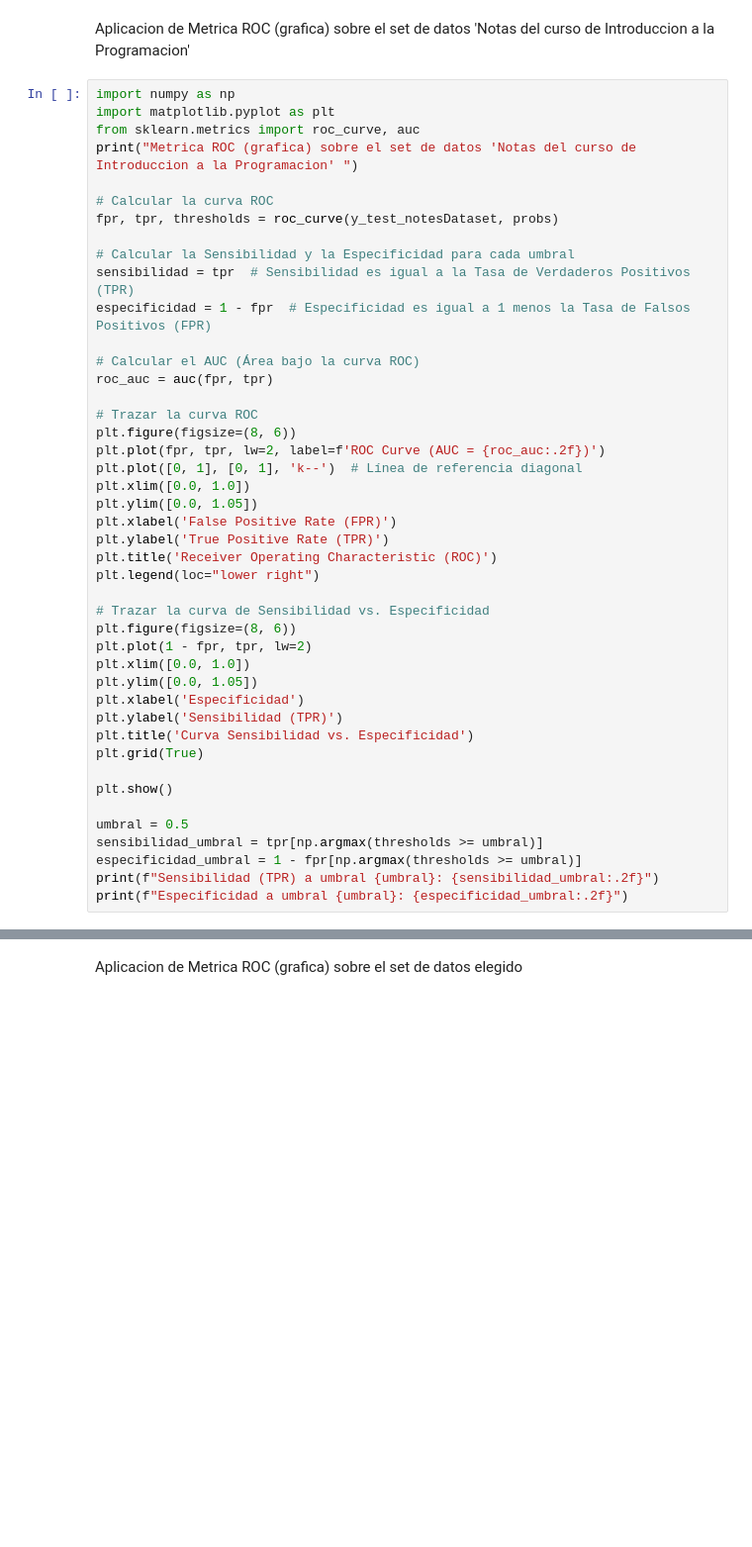
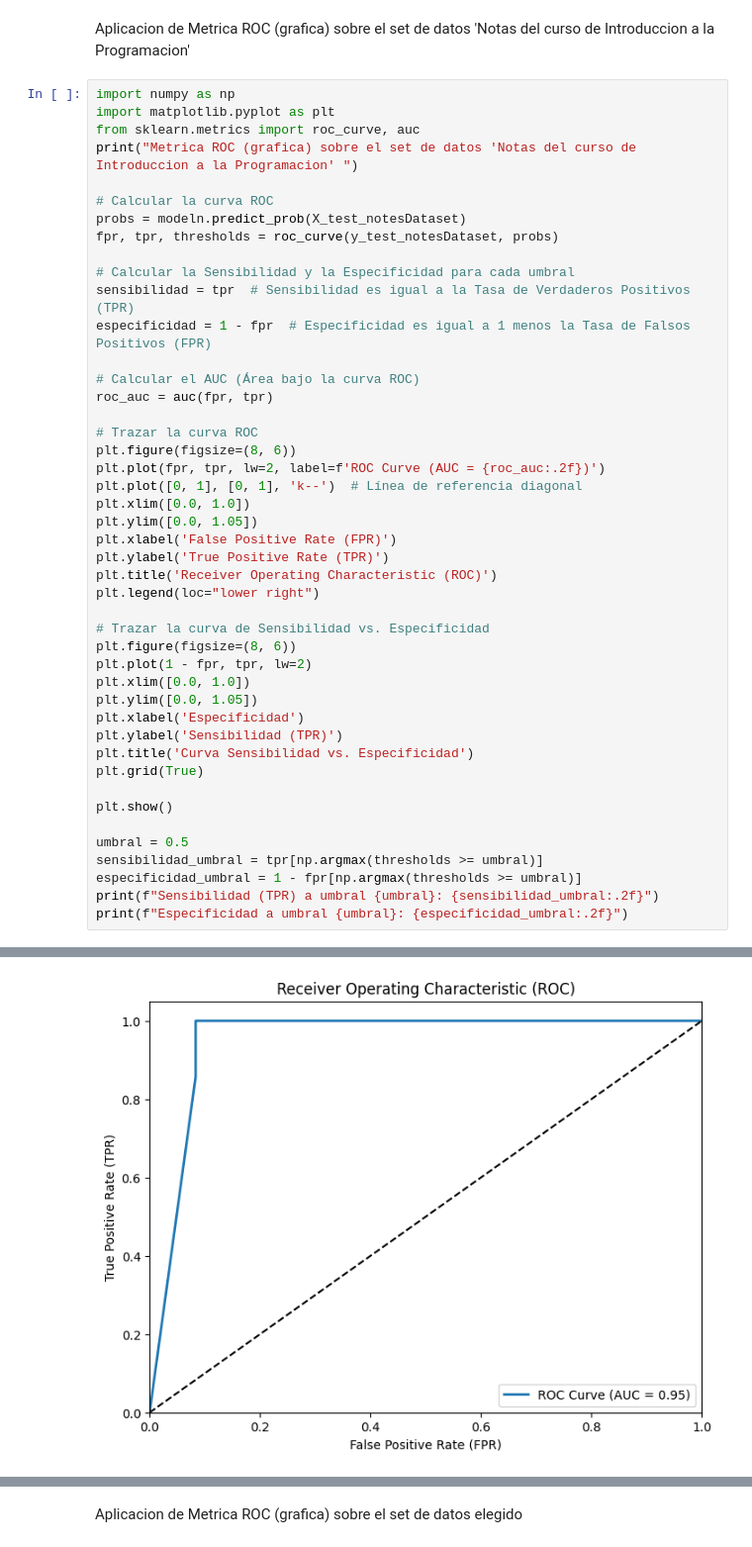
Before and after one commit to Heineken97/ReconocimientoPatrones-Proyecto1, a Jupyter notebook: AlgoritmosAprendizajeSupervisado.ipynb, the cells around one changed output, grey strips where cells are left out. Shown: that part at 99% size. Drawn from its saved outputs; the diff is of its cells as text; blank space fills up the shorter version.

```diff
--- a/AlgoritmosAprendizajeSupervisado.ipynb
+++ b/AlgoritmosAprendizajeSupervisado.ipynb
@@ -659,6 +651,7 @@ from sklearn.metrics import roc_curve, auc
 print("Metrica ROC (grafica) sobre el set de datos 'Notas del curso de Introduccion a la Programacion' ")
 
 # Calcular la curva ROC
+probs = modeln.predict_prob(X_test_notesDataset)
 fpr, tpr, thresholds = roc_curve(y_test_notesDataset, probs)
 
 # Calcular la Sensibilidad y la Especificidad para cada umbral
@@ -696,3 +689,4 @@ sensibilidad_umbral = tpr[np.argmax(thresholds >= umbral)]
 especificidad_umbral = 1 - fpr[np.argmax(thresholds >= umbral)]
 print(f"Sensibilidad (TPR) a umbral {umbral}: {sensibilidad_umbral:.2f}")
 print(f"Especificidad a umbral {umbral}: {especificidad_umbral:.2f}")
+# %% [output]
@@ -698,0 +694 @@ print(f"Especificidad a umbral {umbral}: {especificidad_umbral:.2f}")
+[figure, added]
```
Also changed, not shown: parts of 26 cells of this notebook.
